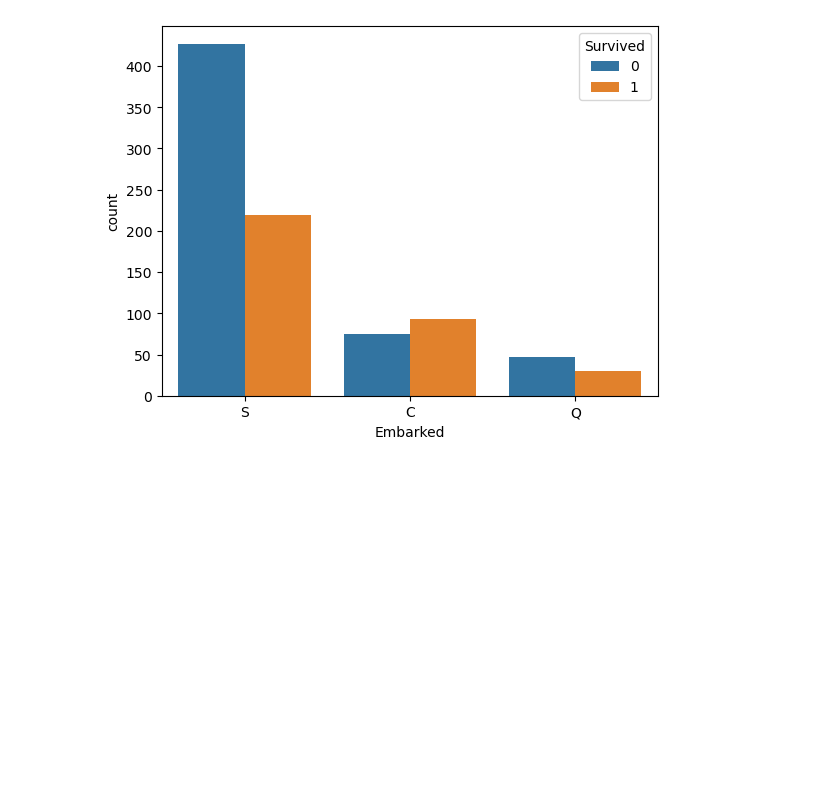
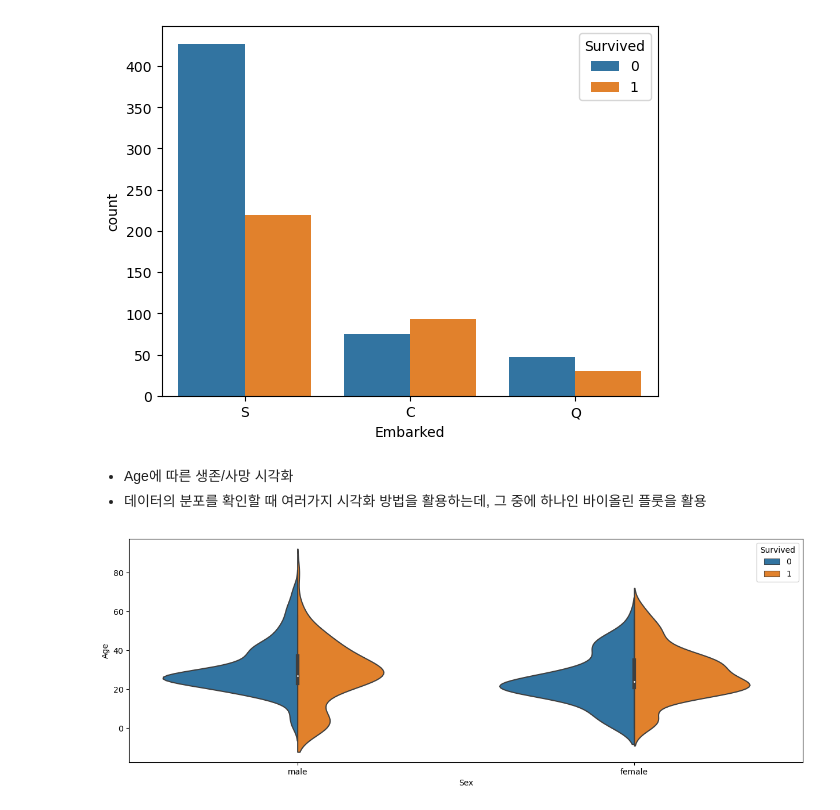
Before and after one commit to truffleToast/Aishool, a Jupyter notebook: Pythonstudy/Machine Learning/ex_05_titanico_분류실습.ipynb, the cells around one changed output. Cells and saved outputs as stored; diff of their text form; code cells hidden in the pictures; blank space fills up the shorter version.

```diff
--- a/Pythonstudy/Machine Learning/ex_05_titanico_분류실습.ipynb
+++ b/Pythonstudy/Machine Learning/ex_05_titanico_분류실습.ipynb
@@ -608,0 +611,10 @@ plt.show()
+# %% [markdown]
+
+- Age에 따른 생존/사망 시각화
+- 데이터의 분포를 확인할 때 여러가지 시각화 방법을 활용하는데, 그 중에 하나인 바이올린 플룻을 활용
+# %%
+plt.figure(figsize=(15,5)) #x 15 y 5
+sns.violinplot(data =train , x= 'Sex', y='Age', hue ='Survived', split=True)
+plt.show()
+# %% [output]
+[figure, added]
```
Also changed, not shown: parts of 43 cells of this notebook, 16 other files.
